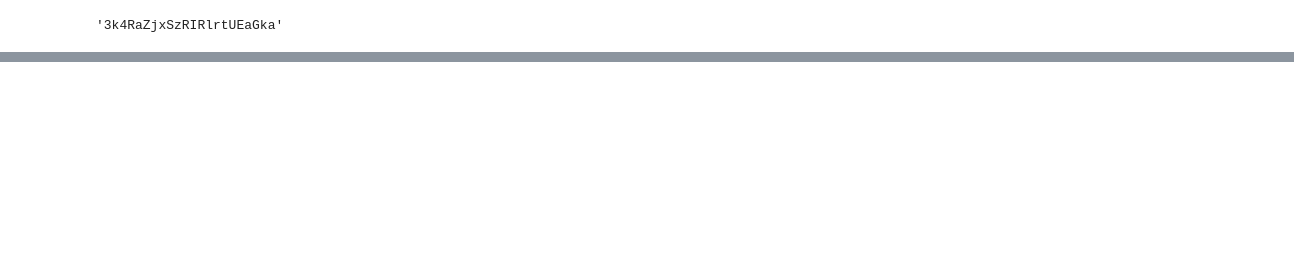
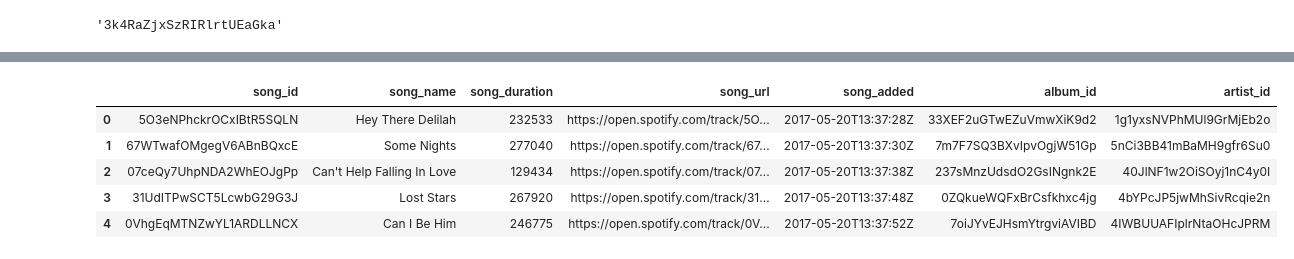
Before and after one commit to jasonbo9118/Spotify-Data-Pipeline-using-Python-and-AWS, a Jupyter notebook: Spotify Data Pipeline.ipynb, the cells around one changed output, grey strips where cells are left out. Drawn from its saved outputs; the diff is of its cells as text; code cells hidden in the pictures; blank space fills up the shorter version.

Commit message:
added songs list and convert to df. basic transformation

```diff
--- a/Spotify Data Pipeline.ipynb
+++ b/Spotify Data Pipeline.ipynb
@@ -72,12 +138,8 @@ artist_list = []
 for row in data['items']:
     artist_id = row['item']['artists'][0]['id']
     artist_name = row['item']['artists'][0]['name']
-    artist_element = {'artist_id' : artist_id, 'artist_name' : artist_name}
+    artist_url = row['item']['artists'][0]['external_urls']
+    artist_element = {'artist_id' : artist_id, 'artist_name' : artist_name, 'artist_url' : artist_url}
     artist_list.append(artist_element)
-# %%
-for row in data['items']:
-    for key, value in row.items():
-        if key == 'item':
-            print(value)
 # %%
 artist_list
@@ -83,0 +184,18 @@ artist_list
+# %%
+song_list = []
+for row in data['items']:
+    song_id = row['item']['id']
+    song_name = row['item']['name']
+    song_duration = row['item']['duration_ms']
+    song_url = row['item']['external_urls']['spotify']
+    song_added = row['added_at']
+    album_id = row['item']['album']['id']
+    artist_id = row['item']['artists'][0]['id']
+    song_element = {'song_id' : song_id,
+                    'song_name' : song_name,
+                    'song_duration' : song_duration,
+                    'song_url' : song_url,
+                   'song_added' : song_added,
+                   'album_id' : album_id,
+                   'artist_id' : artist_id}
+    song_list.append(song_element)
@@ -83,0 +222,4 @@ artist_list
+# %%
+album_df = pd.DataFrame.from_dict(album_list)
+artist_df = pd.DataFrame.from_dict(artist_list)
+song_df = pd.DataFrame.from_dict(song_list)
@@ -83,0 +252,9 @@ artist_list
+# %%
+song_df.head()
+# %% [output]
+|  | song_id | song_name | song_duration | song_url | song_added | album_id | artist_id |
+| 0 | 5O3eNPhckrOCxIBtR5SQLN | Hey There Delilah | 232533 | https://open.spotify.com/track/5O... | 2017-05-20T13:37:28Z | 33XEF2uGTwEZuVmwXiK9d2 | 1g1yxsNVPhMUl9GrMjEb2o |
+| 1 | 67WTwafOMgegV6ABnBQxcE | Some Nights | 277040 | https://open.spotify.com/track/67... | 2017-05-20T13:37:30Z | 7m7F7SQ3BXvIpvOgjW51Gp | 5nCi3BB41mBaMH9gfr6Su0 |
+| 2 | 07ceQy7UhpNDA2WhEOJgPp | Can't Help Falling In Love | 129434 | https://open.spotify.com/track/07... | 2017-05-20T13:37:38Z | 237sMnzUdsdO2GsINgnk2E | 40JlNF1w2OiSOyj1nC4y0I |
+| 3 | 31UdITPwSCT5LcwbG29G3J | Lost Stars | 267920 | https://open.spotify.com/track/31... | 2017-05-20T13:37:48Z | 0ZQkueWQFxBrCsfkhxc4jg | 4bYPcJP5jwMhSivRcqie2n |
+| 4 | 0VhgEqMTNZwYL1ARDLLNCX | Can I Be Him | 246775 | https://open.spotify.com/track/0V... | 2017-05-20T13:37:52Z | 7oiJYvEJHsmYtrgviAVIBD | 4IWBUUAFIplrNtaOHcJPRM |
```
Also changed, not shown: parts of 21 cells of this notebook.
